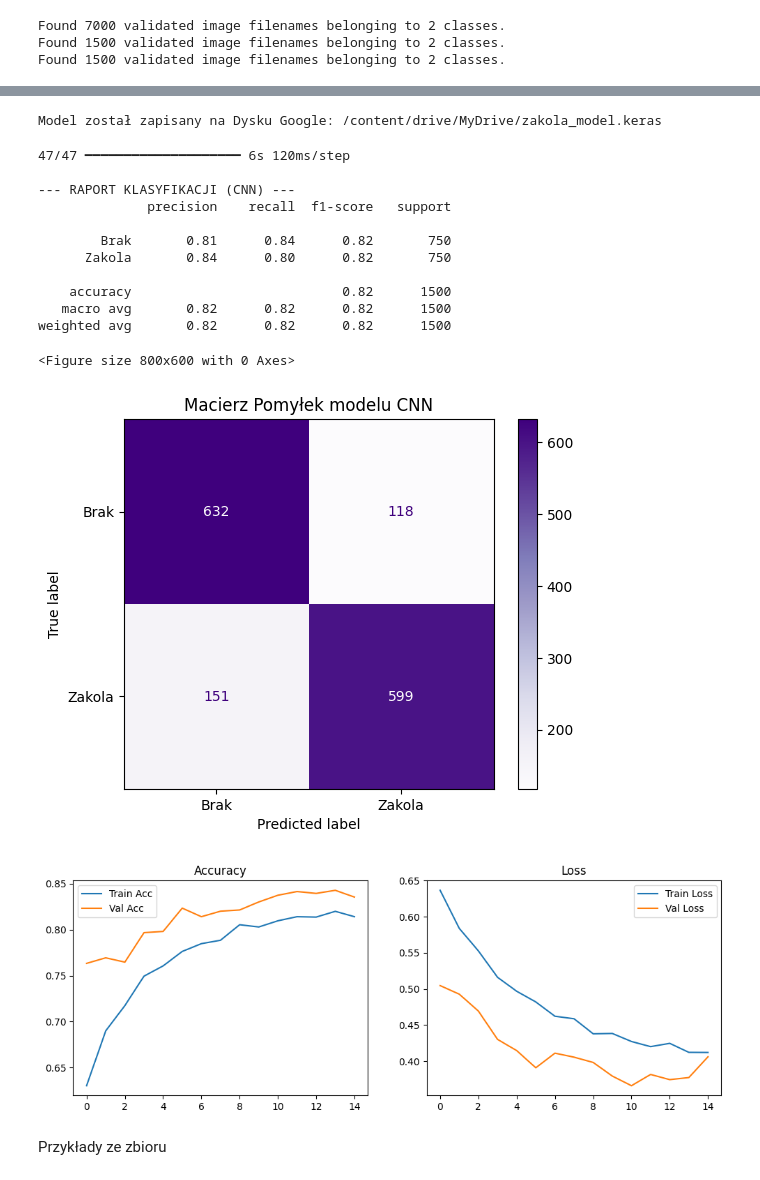
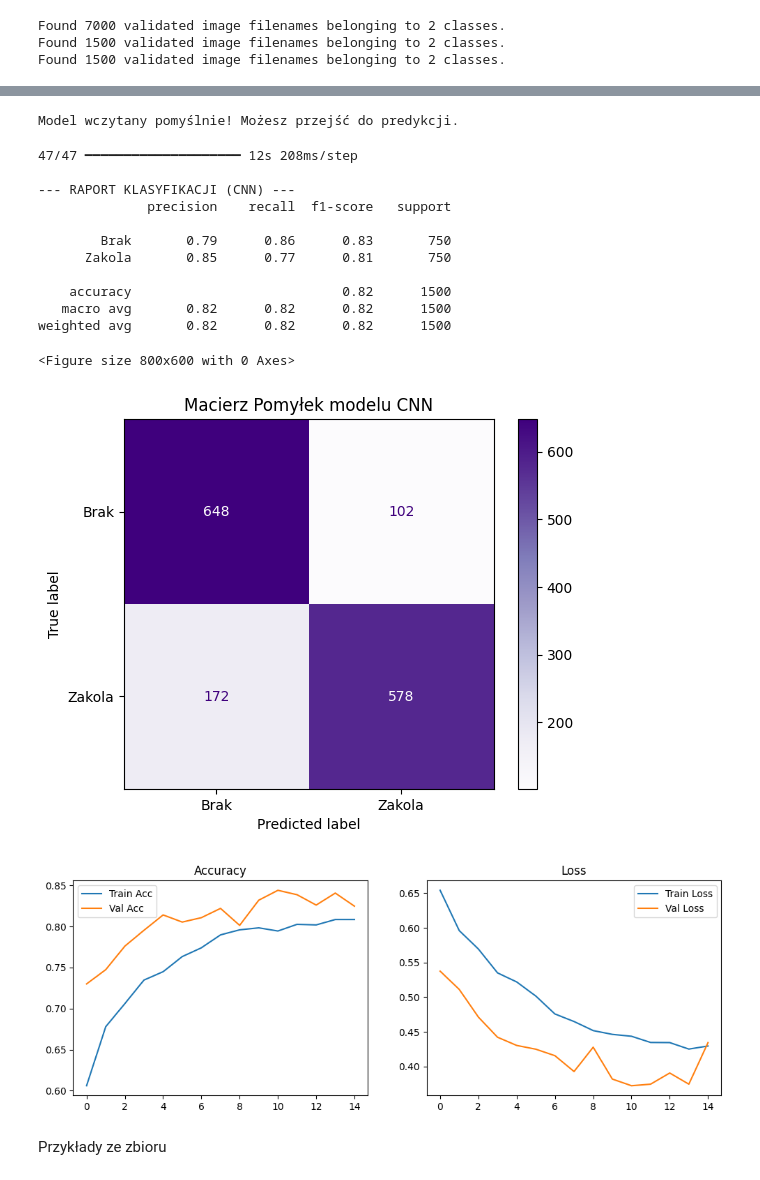
Before and after one commit to carolynee01/receding-hairline, a Jupyter notebook: receding_hairline.ipynb, the cells around one changed output, grey strips where cells are left out. Saved outputs shown, nothing was run; the diff lists cells and outputs as text; code cells hidden in the pictures.

```diff
--- a/receding_hairline.ipynb
+++ b/receding_hairline.ipynb
@@ -462,17 +445,20 @@ Epoch 15/15
 # %%
 # Zapisanie całego modelu (architektura + wagi + konfiguracja optimizera)
-model_path = '/content/drive/MyDrive/zakola_model.keras'
-model.save(model_path)
-print(f"Model został zapisany na Dysku Google: {model_path}")
+#model_path = '/content/drive/MyDrive/zakola_model.keras'
+#model.save(model_path)
+#print(f"Model został zapisany na Dysku Google: {model_path}")
-# %% [output]
-Model został zapisany na Dysku Google: /content/drive/MyDrive/zakola_model.keras
 # %%
-#from tensorflow.keras.models import load_model
+from tensorflow.keras.models import load_model
 
 # Wczytanie modelu
-#model_path = '/content/drive/MyDrive/zakola_model.keras'
-#model = load_model(model_path)
-#print("Model wczytany pomyślnie! Możesz przejść do predykcji.")
+model_path = '/content/drive/MyDrive/zakola_model.keras'
+model = load_model(model_path)
+print("Model wczytany pomyślnie! Możesz przejść do predykcji.")
+# %% [output]
+Model wczytany pomyślnie! Możesz przejść do predykcji.
+# %%
+# Wczytanie historii treningu
+history_data = pd.read_csv('/content/drive/MyDrive/training_history.csv')
 # %%
 from sklearn.metrics import classification_report, confusion_matrix, ConfusionMatrixDisplay
 
@@ -484,42 +470,42 @@ y_true = test_gen.classes
 # Wyświetlenie metryk
 print("\n--- RAPORT KLASYFIKACJI (CNN) ---")
 print(classification_report(y_true, preds, target_names=['Brak', 'Zakola']))
 
 # Wizualizacja macierzy pomyłek
 plt.figure(figsize=(8, 6))
 ConfusionMatrixDisplay.from_predictions(y_true, preds, display_labels=['Brak', 'Zakola'], cmap='Purples')
 plt.title("Macierz Pomyłek modelu CNN")
 plt.show()
 
 # Wykresy krzywych uczenia
 plt.figure(figsize=(12, 4))
 plt.subplot(1, 2, 1)
-plt.plot(history.history['accuracy'], label='Train Acc')
-plt.plot(history.history['val_accuracy'], label='Val Acc')
+plt.plot(history_data['accuracy'], label='Train Acc')
+plt.plot(history_data['val_accuracy'], label='Val Acc')
 plt.title('Accuracy')
 plt.legend()
 
 plt.subplot(1, 2, 2)
-plt.plot(history.history['loss'], label='Train Loss')
-plt.plot(history.history['val_loss'], label='Val Loss')
+plt.plot(history_data['loss'], label='Train Loss')
+plt.plot(history_data['val_loss'], label='Val Loss')
 plt.title('Loss')
 plt.legend()
 plt.show()
 # %% [output]
-47/47 ━━━━━━━━━━━━━━━━━━━━ 6s 120ms/step
+47/47 ━━━━━━━━━━━━━━━━━━━━ 12s 208ms/step
 
 --- RAPORT KLASYFIKACJI (CNN) ---
               precision    recall  f1-score   support
 
-        Brak       0.81      0.84      0.82       750
-      Zakola       0.84      0.80      0.82       750
+        Brak       0.79      0.86      0.83       750
+      Zakola       0.85      0.77      0.81       750
 
     accuracy                           0.82      1500
    macro avg       0.82      0.82      0.82      1500
 weighted avg       0.82      0.82      0.82      1500
 <Figure size 800x600 with 0 Axes>
-[figure, old version]
+[figure, new version]
-[figure, old version]
+[figure, new version]
 # %% [markdown]
 Przykłady ze zbioru
 # %%
```
Also changed, not shown: parts of 14 cells of this notebook.
